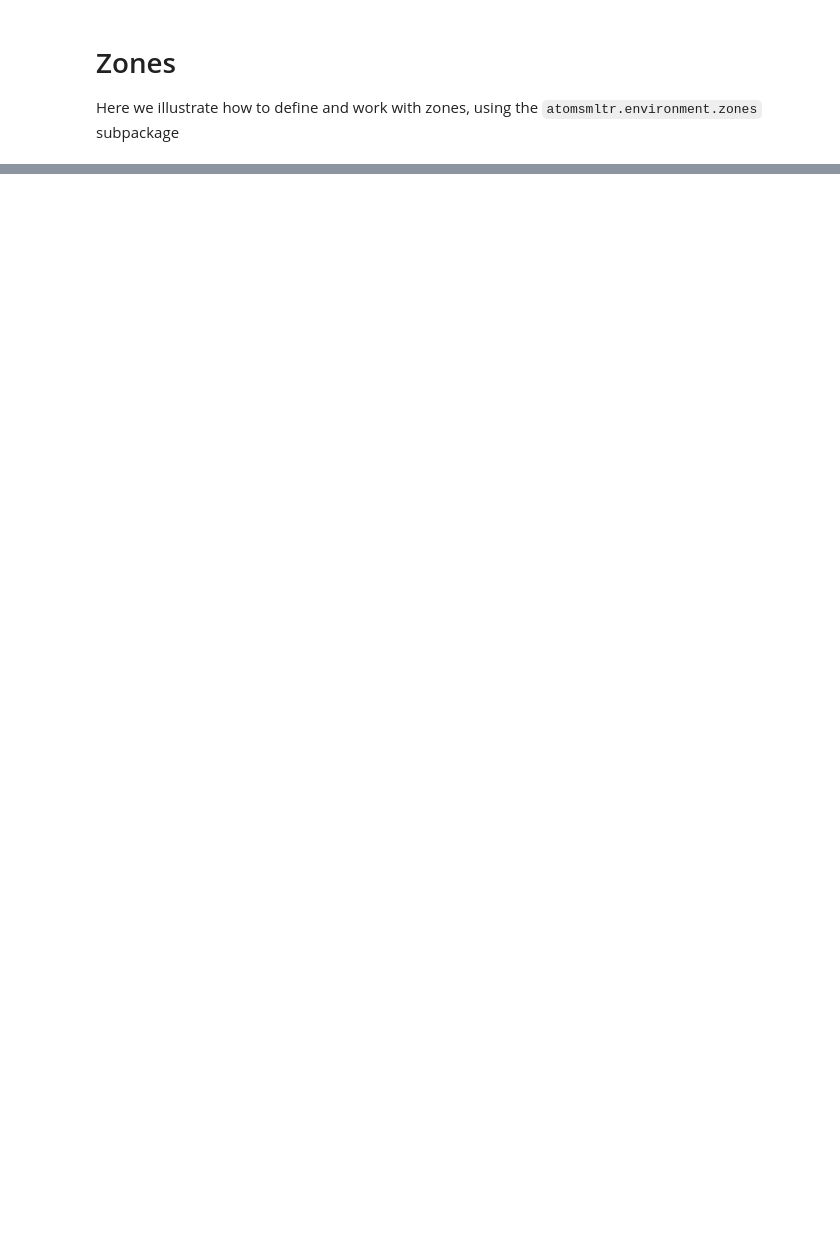
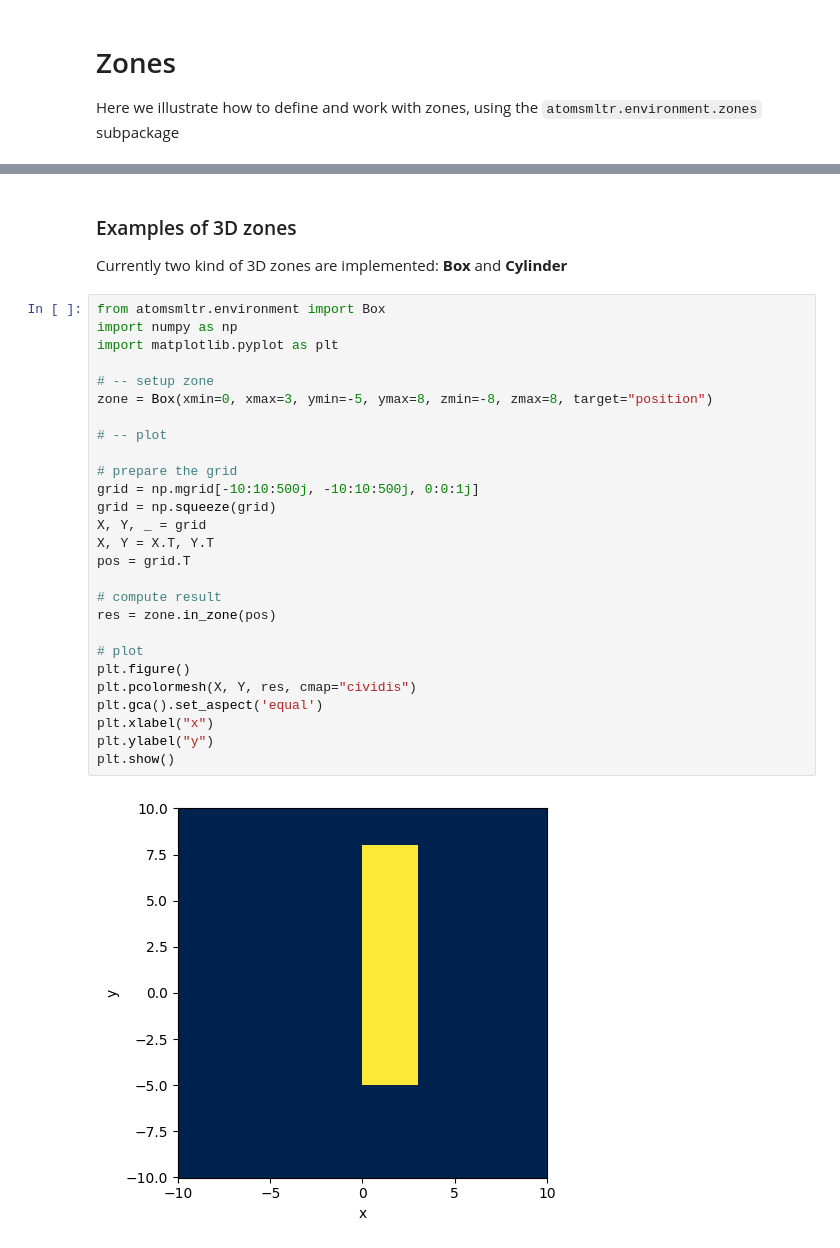
Before and after one commit to adareau/atomSmltr, a Jupyter notebook: docs/_notebook_examples/components/04-zones.ipynb, the cells around one changed output, grey strips where cells are left out. Cells and saved outputs as stored; diff of their text form; blank space fills up the shorter version.

```diff
--- a/docs/_notebook_examples/components/04-zones.ipynb
+++ b/docs/_notebook_examples/components/04-zones.ipynb
@@ -6,0 +58,33 @@ Here we illustrate how to define and work with zones, using the ``atomsmltr.envi
+# %% [markdown]
+### Examples of 3D zones
+
+Currently two kind of 3D zones are implemented: **Box** and **Cylinder**
+# %%
+from atomsmltr.environment import Box
+import numpy as np
+import matplotlib.pyplot as plt
+
+# -- setup zone
+zone = Box(xmin=0, xmax=3, ymin=-5, ymax=8, zmin=-8, zmax=8, target="position")
+
+# -- plot
+
+# prepare the grid
+grid = np.mgrid[-10:10:500j, -10:10:500j, 0:0:1j]
+grid = np.squeeze(grid)
+X, Y, _ = grid
+X, Y = X.T, Y.T
+pos = grid.T
+
+# compute result
+res = zone.in_zone(pos)
+
+# plot
+plt.figure()
+plt.pcolormesh(X, Y, res, cmap="cividis")
+plt.gca().set_aspect('equal')
+plt.xlabel("x")
+plt.ylabel("y")
+plt.show()
+# %% [output]
+[figure, added]
```
Also changed, not shown: parts of 16 cells of this notebook, 1 other file.
